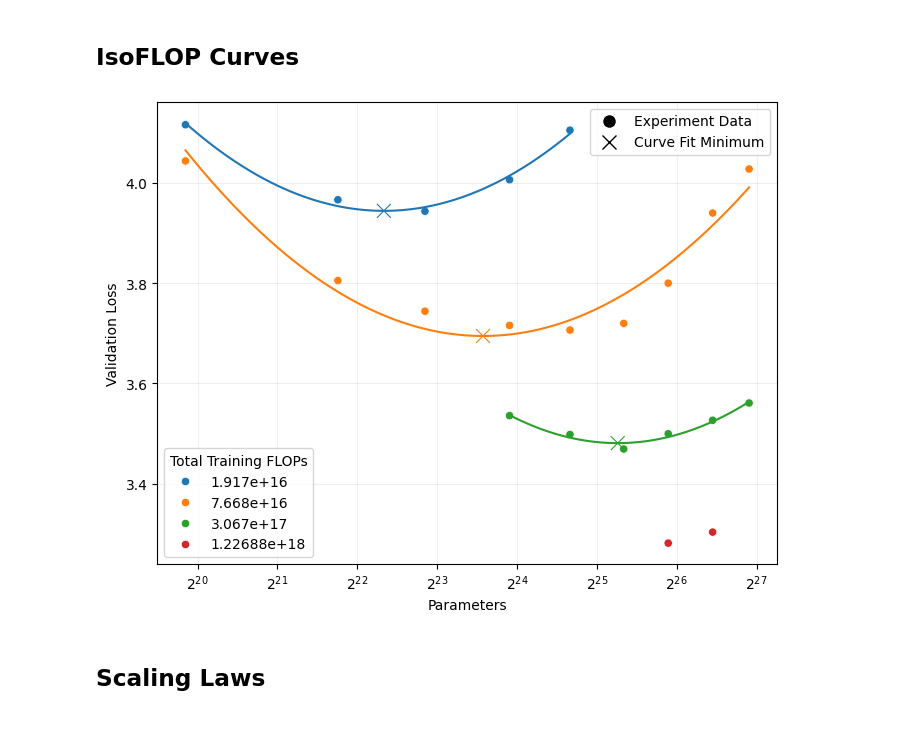
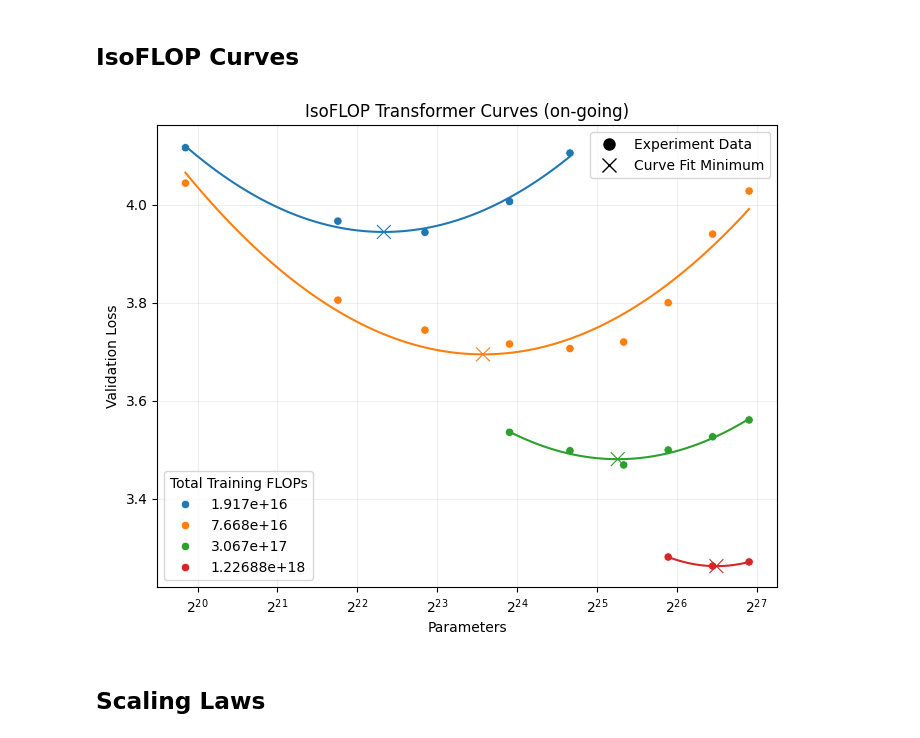
Before and after one commit to samgd/kernels, a Jupyter notebook: notebooks/scaling_laws.ipynb, the cells around one changed output. Cells and saved outputs as stored; diff of their text form; code cells hidden in the pictures.

Commit message:
Update IsoFLOP curve with latest results

```diff
--- a/notebooks/scaling_laws.ipynb
+++ b/notebooks/scaling_laws.ipynb
@@ -229,15 +229,19 @@ model_results = [
 
     # {'depth': 15, 'd_model':  384, 'd_ff': 1024, 'seq_len': 256, 'params':  26_553_984, 'flops_per_token':    58_982_400, 'total_flops': 1.22688e+18, 'total_steps':  846386, 'lr':   1e-4, 'min_valid_loss': },
 
-    # {'depth': 18, 'd_model':  448, 'd_ff': 1152, 'seq_len': 256, 'params':  42_336_448, 'flops_per_token':    92_897_280, 'total_flops': 1.22688e+18, 'total_steps':  537388, 'lr':   1e-4, 'min_valid_loss': },
+# {'depth': 18, 'd_model':  448, 'd_ff': 1152, 'seq_len': 256, 'params':  42_336_448, 'flops_per_token':    92_897_280, 'total_flops': 1.22688e+18, 'total_steps':  537388, 'lr':   9e-4, 'min_valid_loss': },
 
-# {'depth': 20, 'd_model':  512, 'd_ff': 1344, 'seq_len': 256, 'params':  62_280_192, 'flops_per_token':   135_004_160, 'total_flops': 1.22688e+18, 'total_steps':  369780, 'lr':   3e-4, 'min_valid_loss': },
+    {'depth': 20, 'd_model':  512, 'd_ff': 1344, 'seq_len': 256, 'params':  62_280_192, 'flops_per_token':   135_004_160, 'total_flops': 1.22688e+18, 'total_steps':  369780, 'lr':   3e-4, 'min_valid_loss': 3.3232704342388715},
     {'depth': 20, 'd_model':  512, 'd_ff': 1344, 'seq_len': 256, 'params':  62_280_192, 'flops_per_token':   135_004_160, 'total_flops': 1.22688e+18, 'total_steps':  369780, 'lr':   9e-4, 'min_valid_loss': 3.281112096348747},
 
     {'depth': 23, 'd_model':  576, 'd_ff': 1536, 'seq_len': 256, 'params':  91_597_248, 'flops_per_token':   196_706_304, 'total_flops': 1.22688e+18, 'total_steps':  253789, 'lr':   3e-4, 'min_valid_loss': 3.3030727847677763},
-# {'depth': 23, 'd_model':  576, 'd_ff': 1536, 'seq_len': 256, 'params':  91_597_248, 'flops_per_token':   196_706_304, 'total_flops': 1.22688e+18, 'total_steps':  253789, 'lr':   9e-4, 'min_valid_loss': },
+    {'depth': 23, 'd_model':  576, 'd_ff': 1536, 'seq_len': 256, 'params':  91_597_248, 'flops_per_token':   196_706_304, 'total_flops': 1.22688e+18, 'total_steps':  253789, 'lr':   9e-4, 'min_valid_loss': 3.2626480352683145},
+# {'depth': 23, 'd_model':  576, 'd_ff': 1536, 'seq_len': 256, 'params':  91_597_248, 'flops_per_token':   196_706_304, 'total_flops': 1.22688e+18, 'total_steps':  253789, 'lr':   12e-4, 'min_valid_loss': },
 
-    # {'depth': 26, 'd_model':  640, 'd_ff': 1664, 'seq_len': 256, 'params': 125_699_200, 'flops_per_token':   268_369_920, 'total_flops': 1.22688e+18, 'total_steps':  186019, 'lr':   1e-4, 'min_valid_loss': },
+    {'depth': 26, 'd_model':  640, 'd_ff': 1664, 'seq_len': 256, 'params': 125_699_200, 'flops_per_token':   268_369_920, 'total_flops': 1.22688e+18, 'total_steps':  186019, 'lr':   3e-4, 'min_valid_loss': 3.2920214504492087},
+    {'depth': 26, 'd_model':  640, 'd_ff': 1664, 'seq_len': 256, 'params': 125_699_200, 'flops_per_token':   268_369_920, 'total_flops': 1.22688e+18, 'total_steps':  186019, 'lr':   9e-4, 'min_valid_loss': 3.2710774843810033},
+    {'depth': 26, 'd_model':  640, 'd_ff': 1664, 'seq_len': 256, 'params': 125_699_200, 'flops_per_token':   268_369_920, 'total_flops': 1.22688e+18, 'total_steps':  186019, 'lr':  12e-4, 'min_valid_loss': None},
+    {'depth': 26, 'd_model':  640, 'd_ff': 1664, 'seq_len': 256, 'params': 125_699_200, 'flops_per_token':   268_369_920, 'total_flops': 1.22688e+18, 'total_steps':  186019, 'lr':  18e-4, 'min_valid_loss': None},
 
     # {'depth': 31, 'd_model':  768, 'd_ff': 2048, 'seq_len': 256, 'params': 219_462_912, 'flops_per_token':   463_208_448, 'total_flops': 1.22688e+18, 'total_steps':  107774, 'lr':   1e-4, 'min_valid_loss': },
 
@@ -392,35 +396,38 @@ sns.scatterplot(
     legend=False,
     marker="x",
     s=100,
     ax=ax
 )
 
 # xmin, xmax = ax.get_ylim()
 # xmin = 3.0
 # x = np.linspace(xmin, xmax)
 # pred_param = 2**(intercept + slope*x)
 # ax.plot(pred_param, x, color="black", alpha=0.5)
 
 
 flops_legend = ax.get_legend()
 flops_legend.set_title("Total Training FLOPs")
 
 legend_elements = [
     Line2D([0], [0], marker="o", color="w", label="Experiment Data", markerfacecolor="black", markersize=10),
     Line2D([0], [0], marker="x", color="w", label="Curve Fit Minimum", markeredgecolor="black", markersize=10)
 ]
 ax.legend(handles=legend_elements, loc="upper right")
 
 ax.add_artist(flops_legend)
 
 ax.grid(which="major", alpha=0.20)
 ax.set_xscale("log", base=2)
 ax.set_xlabel("Parameters")
 ax.set_ylabel("Validation Loss")
 
-plt.show()
+ax.set_title("IsoFLOP Transformer Curves (on-going)", y=1.0)
+
+# plt.show()
+plt.savefig("/home/samgd/Code/cs336_assign2/kernels/assets/isoflop.svg")
 # %% [output]
-[figure, old version]
+[figure, new version]
 # %% [markdown]
 ## Scaling Laws
 # %% [markdown]
```
Also changed, not shown: parts of 5 cells of this notebook, 1 other file.
